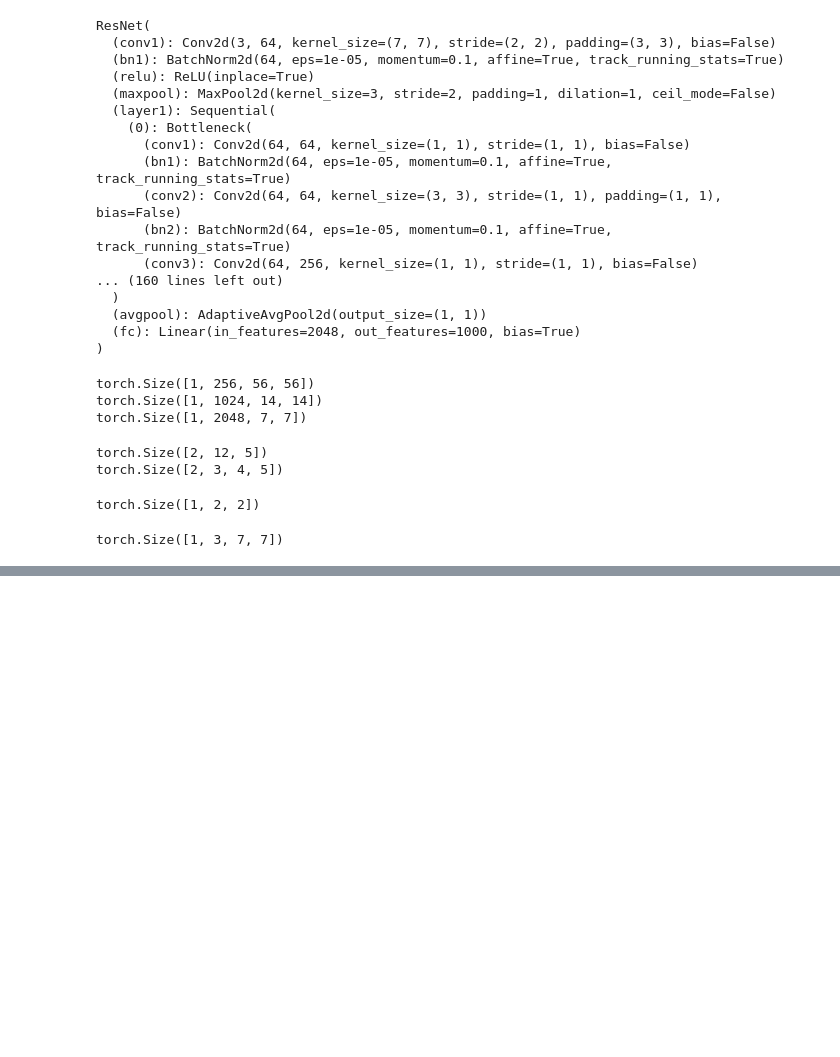
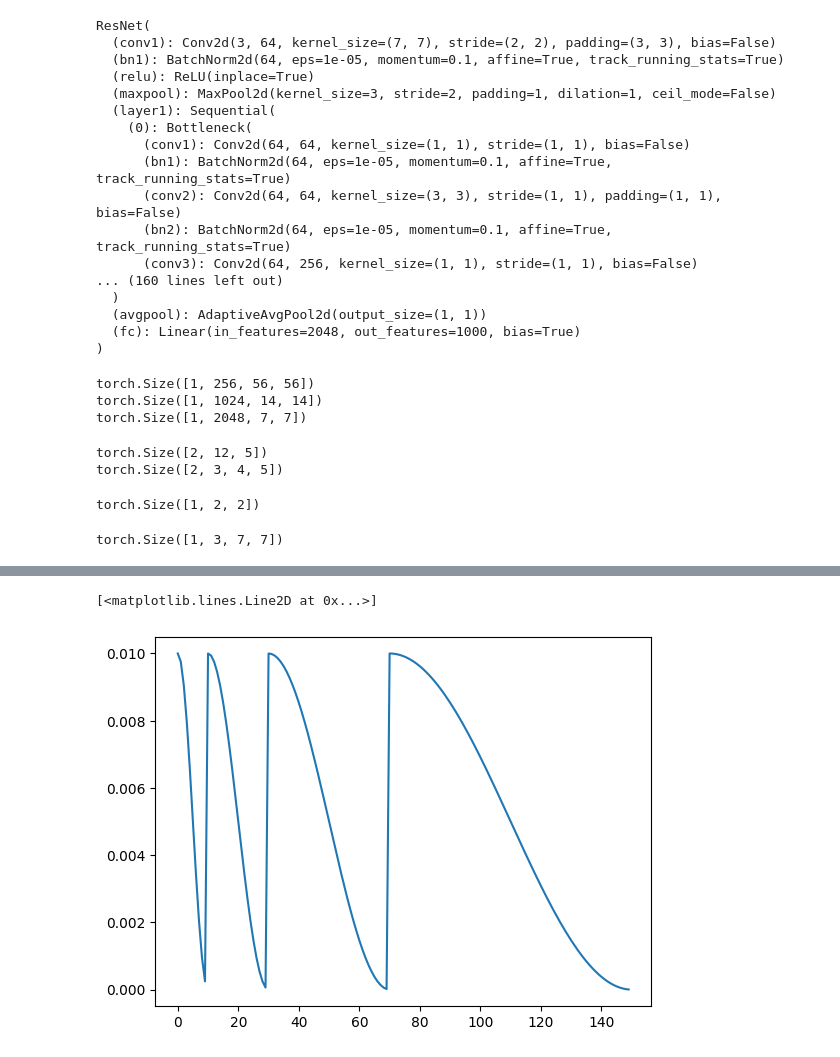
Before and after one commit to fengpings/Two-branch-Document-Recapture, a Jupyter notebook: data/test.ipynb, the cells around one changed output, grey strips where cells are left out. Saved outputs shown, nothing was run; the diff lists cells and outputs as text; code cells hidden in the pictures; blank space fills up the shorter version.

Commit message:
add Cosine Annealing with warmup!

```diff
--- a/data/test.ipynb
+++ b/data/test.ipynb
@@ -201,0 +252,29 @@ torch.Size([1, 3, 7, 7])
+# %%
+import numpy as np
+import torch
+from torchvision import models
+import matplotlib.pyplot as plt
+
+net = models.resnet18(pretrained=False)
+
+
+max_epoch=150 # 一共50 epoch
+iters=200    # 每个epoch 有 200 个 bach
+
+optimizer = torch.optim.SGD(net.parameters(), lr=0.01, momentum=0.9)
+scheduler =  torch.optim.lr_scheduler.CosineAnnealingWarmRestarts(optimizer = optimizer,T_0 = 10, T_mult=2) #  * iters
+
+
+lr = []
+for epoch in range(max_epoch):
+    for batch in range(iters):
+        optimizer.step()
+
+
+    lr.append(scheduler.get_lr()[0])
+    scheduler.step() # 注意 每个epoch 结束， 更新learning rate
+
+plt.plot(np.arange(max_epoch), lr)
+# %% [output]
+[<matplotlib.lines.Line2D at 0x...>]
+[figure, added]
```
Also changed, not shown: parts of 12 cells of this notebook, 5 other files.
